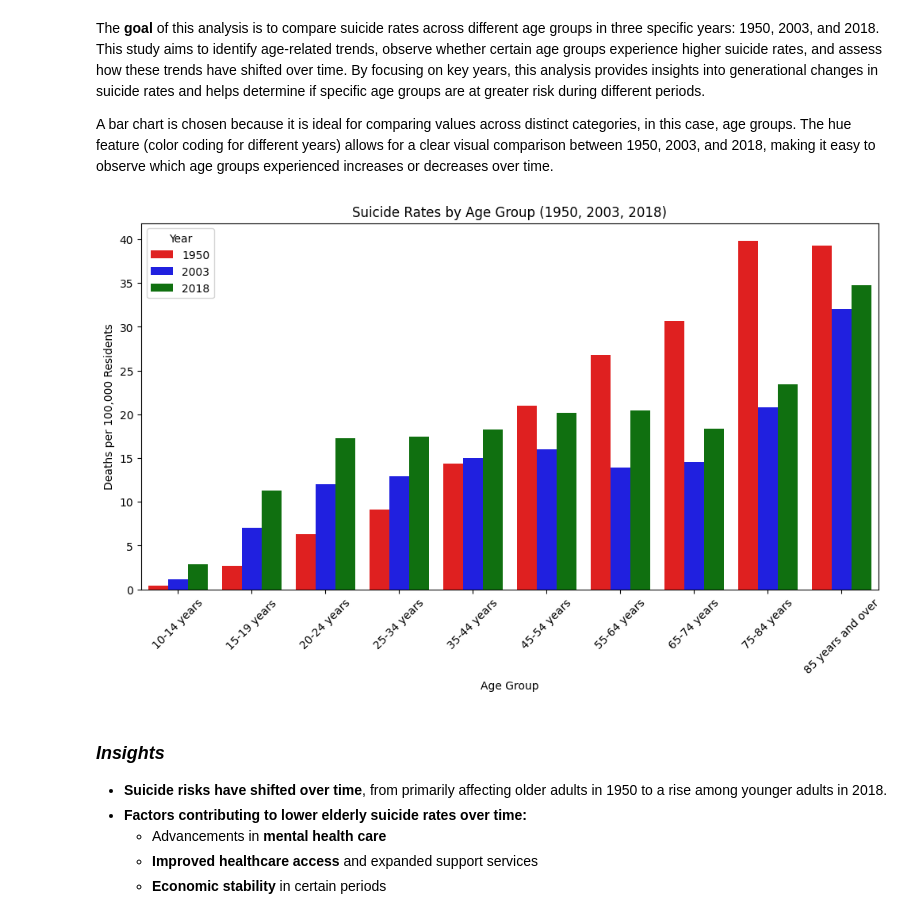
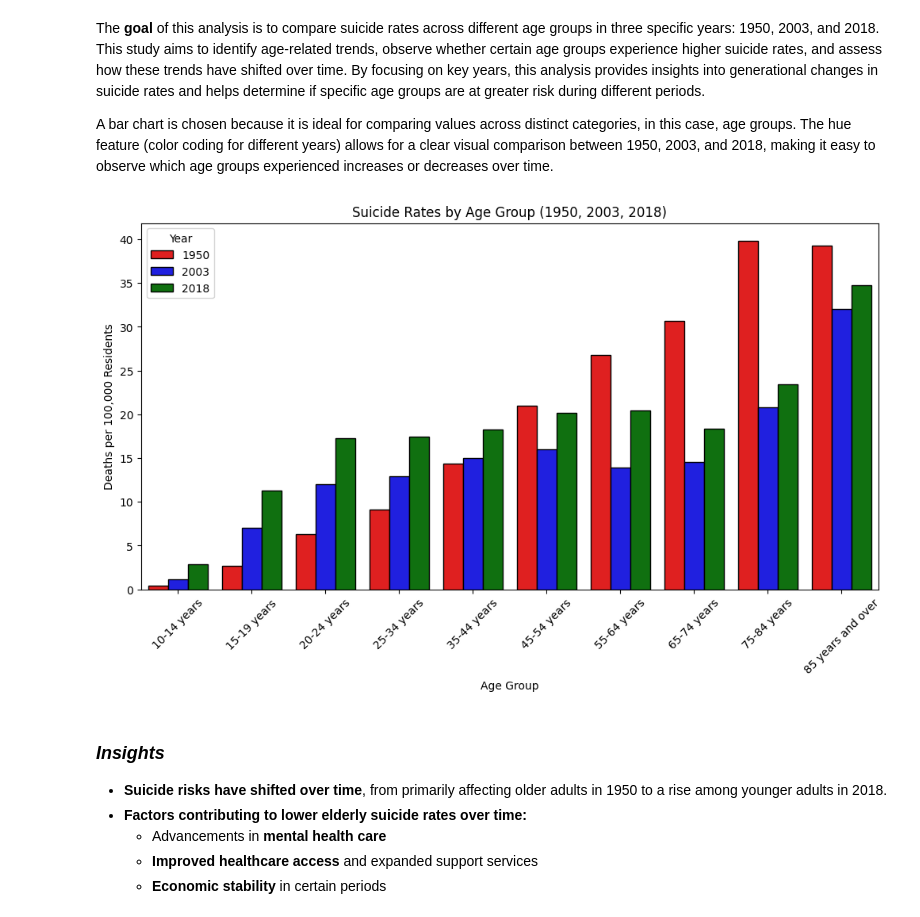
Before and after one commit to ssowers2/datafun-06-eda, a Jupyter notebook: sowers_eda.ipynb, the cells around one changed output. Cells and saved outputs as stored; diff of their text form; code cells hidden in the pictures.

Commit message:
Updated charts to have black borders

```diff
--- a/sowers_eda.ipynb
+++ b/sowers_eda.ipynb
@@ -198,35 +198,33 @@ A bar chart is chosen because it is ideal for comparing values across distinct c
 # %%
 import matplotlib.pyplot as plt
 import seaborn as sns
 
-# Define set of age groups
-valid_age_groups = ['10-14 years', '15-19 years', '20-24 years', '25-34 years', '35-44 years', '45-54 years', '55-64 years', '65-74 years', '75-84 years', '85 years and over']
+# Create bar chart with black outlines
+plt.figure(figsize=(12, 6))
 
-# Filter dataset for just 1950, 2003, and 2018
-df_filtered = df[(df['YEAR'].isin([1950, 2003, 2018])) & (df['AGE'].isin(valid_age_groups))]
+# Define barplot without error bars
+ax = sns.barplot(
+    data=df_filtered, x='AGE', y='ESTIMATE', hue='YEAR',
+    palette=custom_palette,errorbar=None
+)
 
-# Define bar colors
-custom_palette = {1950: 'red', 2003: 'blue', 2018: 'green'}
-
-# Create bar chart
-plt.figure(figsize=(12, 6))
-sns.barplot(data=df_filtered, x='AGE', y='ESTIMATE', hue='YEAR', palette=custom_palette, errorbar=None)
+# Add black borders to bars
+for bar in ax.patches:
+    bar.set_edgecolor('black')
 
 # Rotate x-axis labels for easier viewing
 plt.xticks(rotation=45)
 
 # Titles and labels
 plt.title('Suicide Rates by Age Group (1950, 2003, 2018)')
 plt.xlabel('Age Group')
 plt.ylabel('Deaths per 100,000 Residents')
 plt.legend(title='Year')
 
 # Show the plot
 plt.show()
-
-# print(df['AGE'].unique())
 # %% [output]
-[figure, old version]
+[figure, new version]
 # %% [markdown]
 ### ***Insights***
 - **Suicide risks have shifted over time**, from primarily affecting older adults in 1950 to a rise among younger adults in 2018.
```
Also changed, not shown: parts of 1 cell of this notebook.
